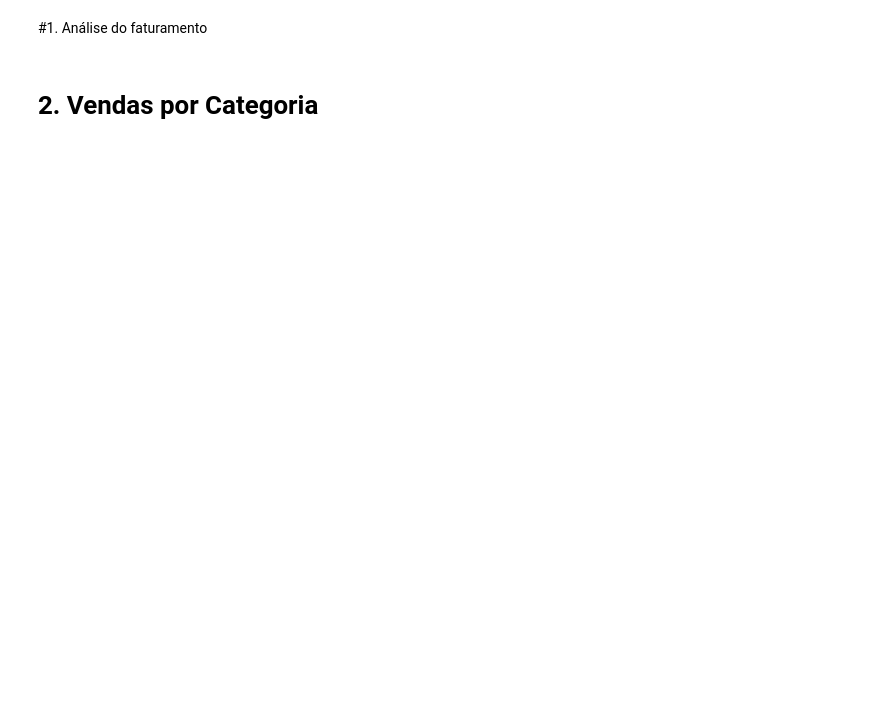
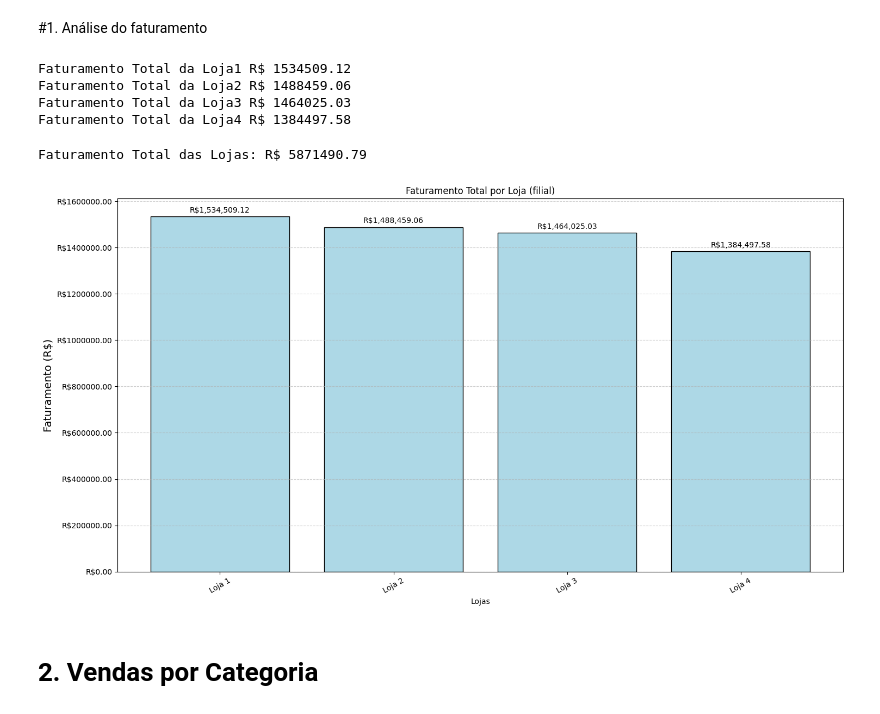
Before and after one commit to lazybytebr/challenge-ds-one-store, a Jupyter notebook: AluraStoreBr.ipynb, the cells around one changed output. Saved outputs shown, nothing was run; the diff lists cells and outputs as text; code cells hidden in the pictures; blank space fills up the shorter version.

```diff
--- a/AluraStoreBr.ipynb
+++ b/AluraStoreBr.ipynb
@@ -26,2 +57,53 @@ loja.head()
 # %% [markdown]
 #1. Análise do faturamento
+# %%
+# Somando os valores da coluna Preço de cada loja para estimar o faturamento de cada loja.
+soma_loja = loja['Preço'].sum()
+soma_loja2 = loja2['Preço'].sum()
+soma_loja3 = loja3['Preço'].sum()
+soma_loja4 = loja4['Preço'].sum()
+
+print( f"Faturamento Total da Loja1 R$ { soma_loja } \nFaturamento Total da Loja2 R$ { soma_loja2 } \nFaturamento Total da Loja3 R$ { soma_loja3 } \nFaturamento Total da Loja4 R$ { soma_loja4 }" )
+# %% [output]
+Faturamento Total da Loja1 R$ 1534509.12
+Faturamento Total da Loja2 R$ 1488459.06
+Faturamento Total da Loja3 R$ 1464025.03
+Faturamento Total da Loja4 R$ 1384497.58
+# %%
+todas_lojas = soma_loja + soma_loja2 + soma_loja3 + soma_loja4
+print(f"Faturamento Total das Lojas: R$ {todas_lojas}")
+# %% [output]
+Faturamento Total das Lojas: R$ 5871490.79
+# %%
+import matplotlib.pyplot as plt
+
+# Criar um dicionário com os dados
+faturamento_lojas = {
+    'Loja 1': soma_loja,
+    'Loja 2': soma_loja2,
+    'Loja 3': soma_loja3,
+    'Loja 4': soma_loja4,
+}
+
+# Criar o gráfico de barras
+plt.figure(figsize=(15, 8))
+bars = plt.bar(faturamento_lojas.keys(), faturamento_lojas.values(), color='lightblue', edgecolor='black', linewidth=1)
+plt.xticks(rotation=30)
+
+# Adicionar título e rótulos
+plt.gca().yaxis.set_major_formatter('R${x:.2f}')
+plt.title('Faturamento Total por Loja (filial)')
+plt.xlabel('Lojas')
+plt.ylabel('Faturamento (R$)', fontsize=14)
+plt.grid(axis='y', linestyle='--', alpha=0.6)
+
+# Objeto de eixo
+ax = plt.gca()
+
+# Adicionar rótulos de dados em cima de cada barra
+ax.bar_label(bars, labels=[f'R${valor:,.2f}' for valor in faturamento_lojas.values()], padding=3)
+
+plt.tight_layout()
+plt.show()
+# %% [output]
+[figure, added]
```
Also changed, not shown: parts of 21 cells of this notebook, 15 other files.
